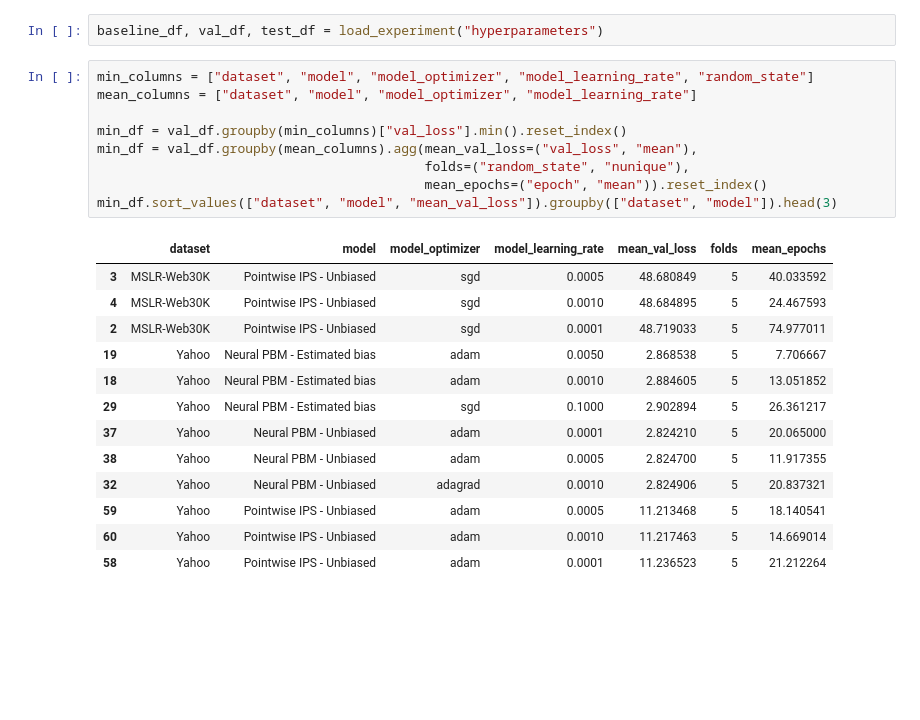
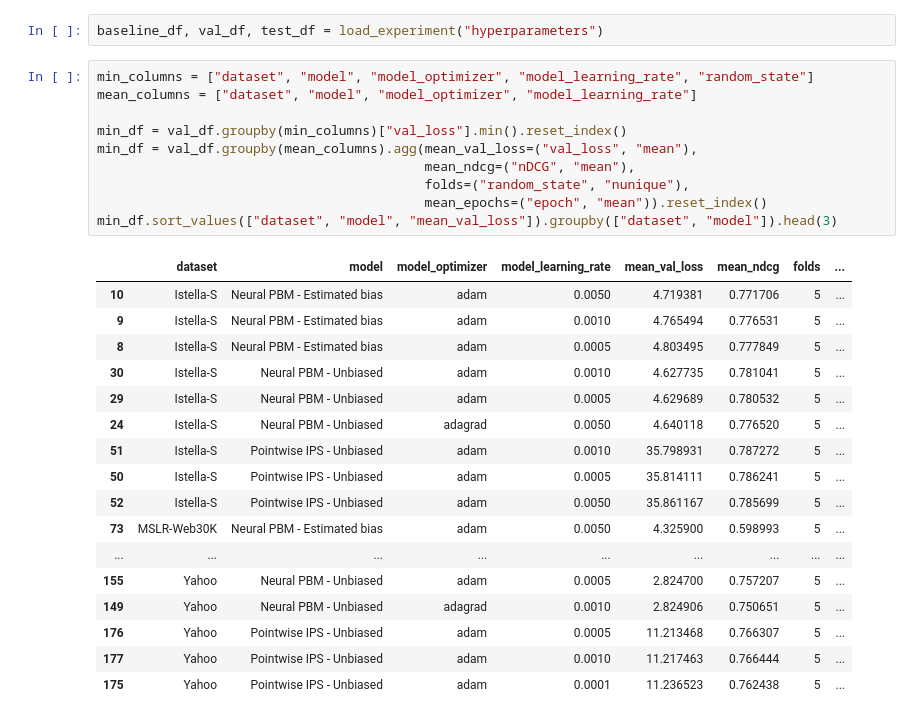
Before and after one commit to philipphager/ultr-cm-vs-ips, a Jupyter notebook: notebook/hyperparameters.ipynb, the cells around one changed output. Saved outputs shown, nothing was run; the diff lists cells and outputs as text; blank space fills up the shorter version.

```diff
--- a/notebook/hyperparameters.ipynb
+++ b/notebook/hyperparameters.ipynb
@@ -9,24 +9,29 @@ baseline_df, val_df, test_df = load_experiment("hyperparameters")
 # %%
 min_columns = ["dataset", "model", "model_optimizer", "model_learning_rate", "random_state"]
 mean_columns = ["dataset", "model", "model_optimizer", "model_learning_rate"]
 
 min_df = val_df.groupby(min_columns)["val_loss"].min().reset_index()
 min_df = val_df.groupby(mean_columns).agg(mean_val_loss=("val_loss", "mean"),
+                                          mean_ndcg=("nDCG", "mean"),
                                           folds=("random_state", "nunique"),
                                           mean_epochs=("epoch", "mean")).reset_index()
 min_df.sort_values(["dataset", "model", "mean_val_loss"]).groupby(["dataset", "model"]).head(3)
 # %% [output]
-|  | dataset | model | model_optimizer | model_learning_rate | mean_val_loss | folds | mean_epochs |
-| 3 | MSLR-Web30K | Pointwise IPS - Unbiased | sgd | 0.0005 | 48.680849 | 5 | 40.033592 |
-| 4 | MSLR-Web30K | Pointwise IPS - Unbiased | sgd | 0.0010 | 48.684895 | 5 | 24.467593 |
-| 2 | MSLR-Web30K | Pointwise IPS - Unbiased | sgd | 0.0001 | 48.719033 | 5 | 74.977011 |
-| 19 | Yahoo | Neural PBM - Estimated bias | adam | 0.0050 | 2.868538 | 5 | 7.706667 |
-| 18 | Yahoo | Neural PBM - Estimated bias | adam | 0.0010 | 2.884605 | 5 | 13.051852 |
-| 29 | Yahoo | Neural PBM - Estimated bias | sgd | 0.1000 | 2.902894 | 5 | 26.361217 |
-| 37 | Yahoo | Neural PBM - Unbiased | adam | 0.0001 | 2.824210 | 5 | 20.065000 |
-| 38 | Yahoo | Neural PBM - Unbiased | adam | 0.0005 | 2.824700 | 5 | 11.917355 |
-| 32 | Yahoo | Neural PBM - Unbiased | adagrad | 0.0010 | 2.824906 | 5 | 20.837321 |
-| 59 | Yahoo | Pointwise IPS - Unbiased | adam | 0.0005 | 11.213468 | 5 | 18.140541 |
-| 60 | Yahoo | Pointwise IPS - Unbiased | adam | 0.0010 | 11.217463 | 5 | 14.669014 |
-| 58 | Yahoo | Pointwise IPS - Unbiased | adam | 0.0001 | 11.236523 | 5 | 21.212264 |
+|  | dataset | model | model_optimizer | model_learning_rate | mean_val_loss | mean_ndcg | folds | ... |
+| 10 | Istella-S | Neural PBM - Estimated bias | adam | 0.0050 | 4.719381 | 0.771706 | 5 | ... |
+| 9 | Istella-S | Neural PBM - Estimated bias | adam | 0.0010 | 4.765494 | 0.776531 | 5 | ... |
+| 8 | Istella-S | Neural PBM - Estimated bias | adam | 0.0005 | 4.803495 | 0.777849 | 5 | ... |
+| 30 | Istella-S | Neural PBM - Unbiased | adam | 0.0010 | 4.627735 | 0.781041 | 5 | ... |
+| 29 | Istella-S | Neural PBM - Unbiased | adam | 0.0005 | 4.629689 | 0.780532 | 5 | ... |
+| 24 | Istella-S | Neural PBM - Unbiased | adagrad | 0.0050 | 4.640118 | 0.776520 | 5 | ... |
+| 51 | Istella-S | Pointwise IPS - Unbiased | adam | 0.0010 | 35.798931 | 0.787272 | 5 | ... |
+| 50 | Istella-S | Pointwise IPS - Unbiased | adam | 0.0005 | 35.814111 | 0.786241 | 5 | ... |
+| 52 | Istella-S | Pointwise IPS - Unbiased | adam | 0.0050 | 35.861167 | 0.785699 | 5 | ... |
+| 73 | MSLR-Web30K | Neural PBM - Estimated bias | adam | 0.0050 | 4.325900 | 0.598993 | 5 | ... |
+| ... | ... | ... | ... | ... | ... | ... | ... | ... |
+| 155 | Yahoo | Neural PBM - Unbiased | adam | 0.0005 | 2.824700 | 0.757207 | 5 | ... |
+| 149 | Yahoo | Neural PBM - Unbiased | adagrad | 0.0010 | 2.824906 | 0.750651 | 5 | ... |
+| 176 | Yahoo | Pointwise IPS - Unbiased | adam | 0.0005 | 11.213468 | 0.766307 | 5 | ... |
+| 177 | Yahoo | Pointwise IPS - Unbiased | adam | 0.0010 | 11.217463 | 0.766444 | 5 | ... |
+| 175 | Yahoo | Pointwise IPS - Unbiased | adam | 0.0001 | 11.236523 | 0.762438 | 5 | ... |
 # %%
```
Also changed, not shown: parts of 1 cell of this notebook.
